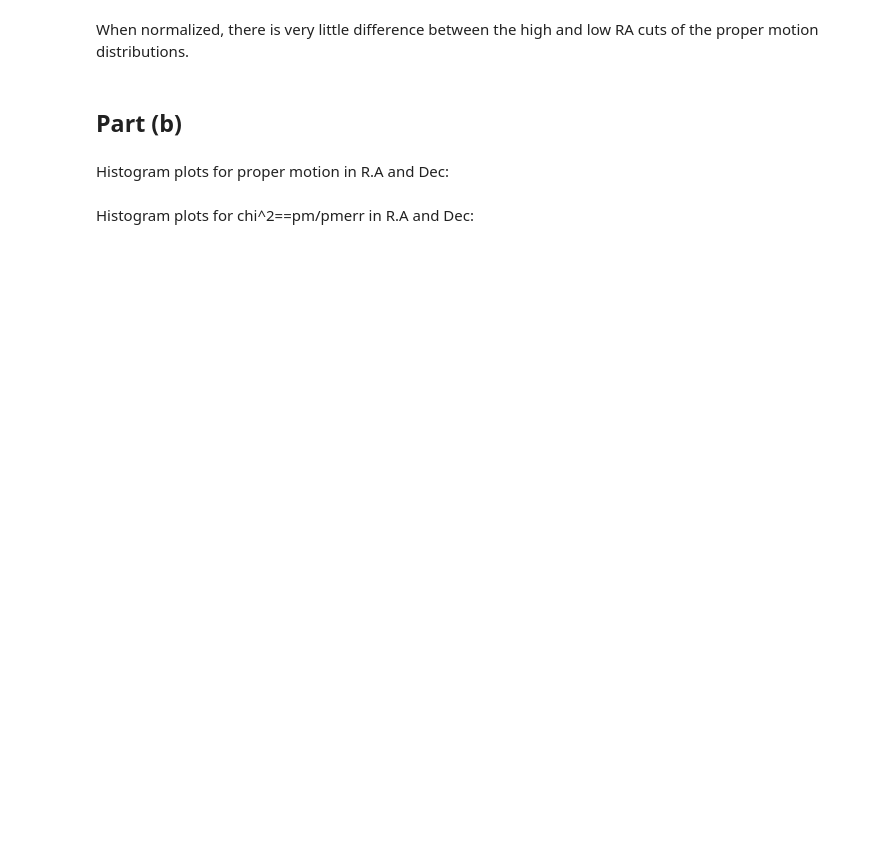
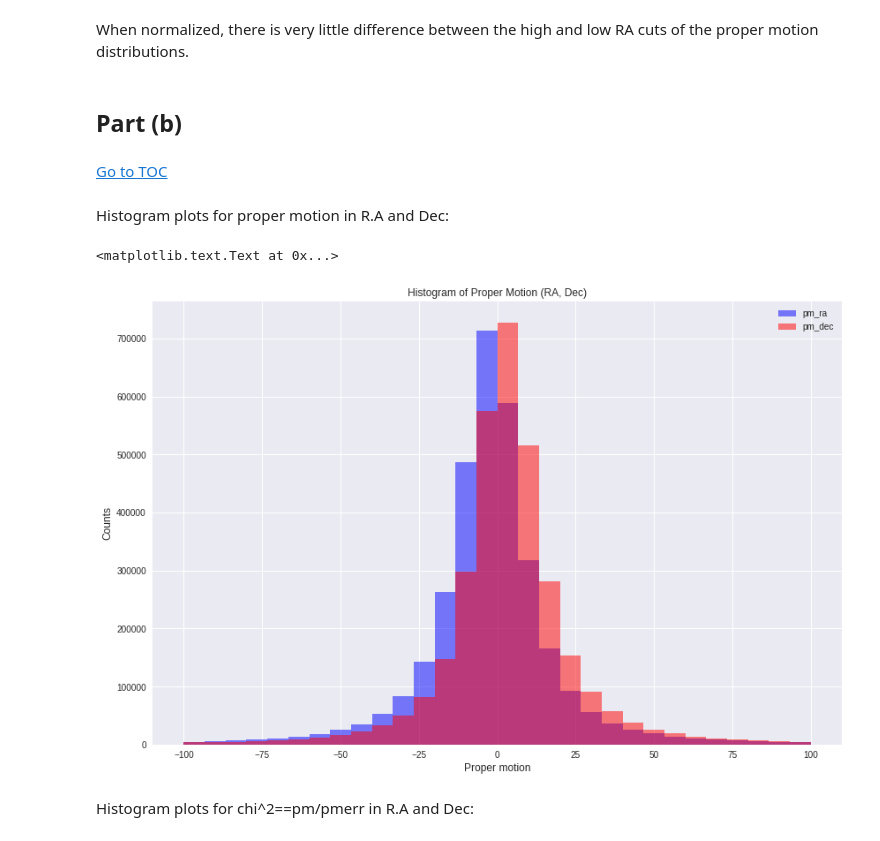
Before and after one commit to dirac-institute/uw-astr598-w18, a Jupyter notebook: homeworks/group2/HW_2/HW2-part2_group2.ipynb, the cells around one changed output. Saved outputs shown, nothing was run; the diff lists cells and outputs as text; code cells hidden in the pictures; blank space fills up the shorter version.

Commit message:
Ran part 2

```diff
--- a/homeworks/group2/HW_2/HW2-part2_group2.ipynb
+++ b/homeworks/group2/HW_2/HW2-part2_group2.ipynb
@@ -134,7 +195,9 @@ ProperMotionHist(nsc,mag_mask*star_mask)
 # %% [markdown]
 When normalized, there is very little difference between the high and low RA cuts of the proper motion distributions.
 # %% [markdown]
-## Part (b)
+## Part (b) <a id='partb'></a>
+# %% [markdown]
+[Go to TOC](#toc)
 # %%
 #setting up data:
 result = nsc # quick alias
@@ -165,17 +228,20 @@ mask4 = np.abs(chi_dec) < 100
 # %% [markdown]
 Histogram plots for proper motion in R.A and Dec:
 # %%
-n_bins = 20
+n_bins = 30
 fig, axs = plt.subplots(1, 1, sharey=True, tight_layout=True,figsize=[12,8])
 
 # We can set the number of bins with the `bins` kwarg
 axs.hist(pmra[mask], alpha=0.5, bins=n_bins, color='b', label="pm_ra")
 axs.hist(pmdec[mask2], alpha=0.5, bins=n_bins, color='r',label="pm_dec")
 
 plt.legend()
 axs.set_xlabel('Proper motion',fontsize=12)
 axs.set_ylabel('Counts',fontsize=12)
 axs.set_title('Histogram of Proper Motion (RA, Dec)')
+# %% [output]
+<matplotlib.text.Text at 0x...>
+[figure, added]
 # %% [markdown]
 Histogram plots for chi^2==pm/pmerr in R.A and Dec:
 # %%
```
Also changed, not shown: parts of 40 cells of this notebook.
